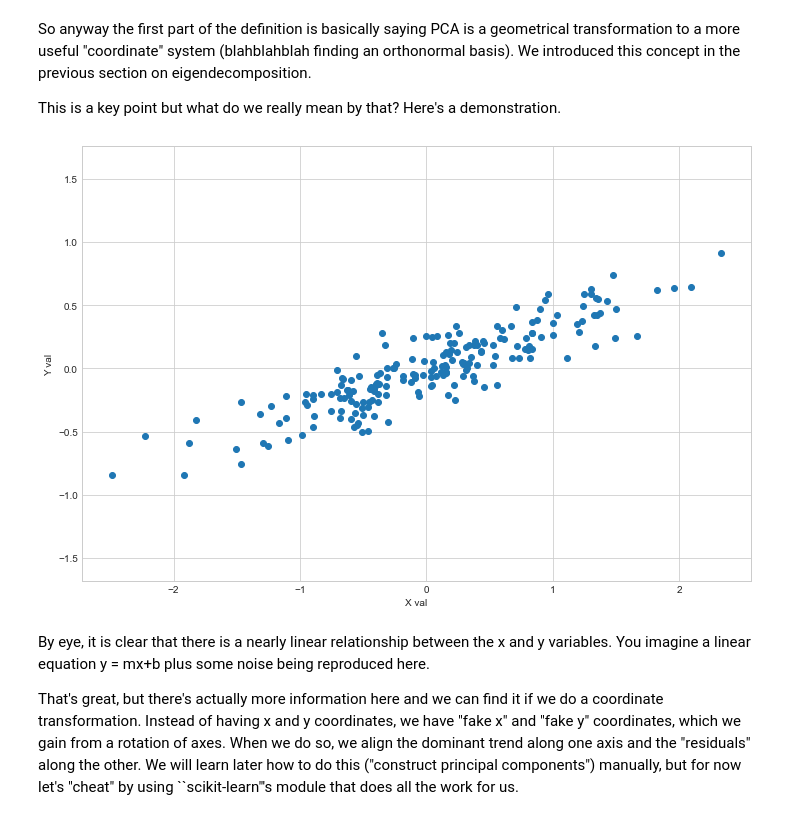
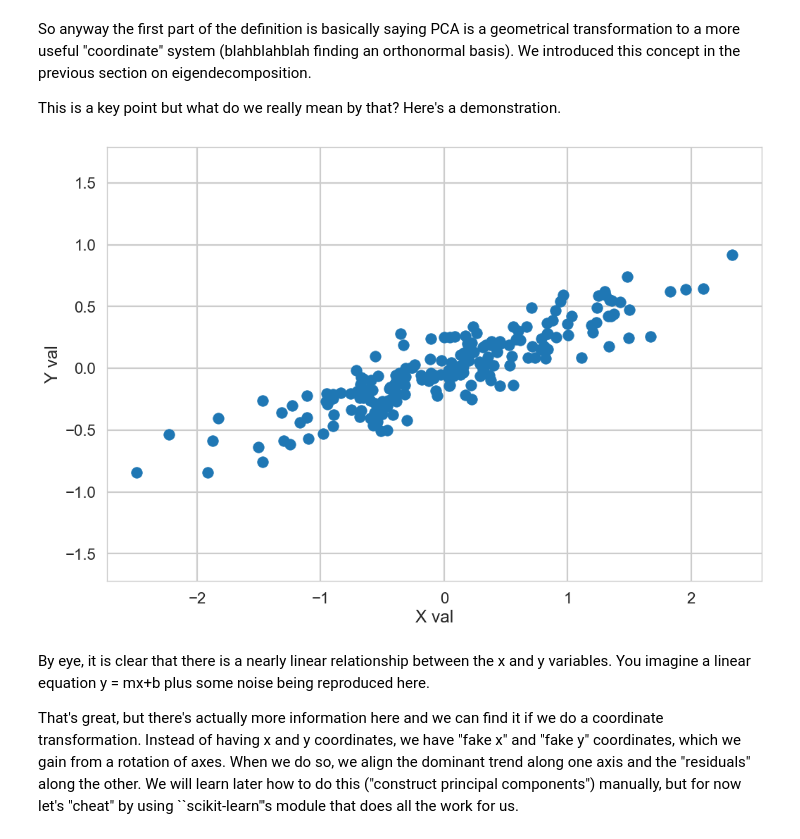
Before and after one commit to thaynecurrie/phys7903_fall2024, a Jupyter notebook: ScientificPythonNotes/NumPy/Python_NumPy_part8.ipynb, the cells around one changed output. Saved outputs shown, nothing was run; the diff lists cells and outputs as text; code cells hidden in the pictures.

```diff
--- a/ScientificPythonNotes/NumPy/Python_NumPy_part8.ipynb
+++ b/ScientificPythonNotes/NumPy/Python_NumPy_part8.ipynb
@@ -27,18 +27,19 @@ This is a key point but what do we really mean by that?   Here's a demonstration
 # %%
 import numpy as np
 import matplotlib.pyplot as plt
 plt.rcParams['figure.figsize'] = [12, 8] #to make the figures larger in Jupyter
-plt.style.use('seaborn-whitegrid')
+#plt.style.use('seaborn-whitegrid')
+plt.style.use('seaborn-v0_8-whitegrid')
 
 rng = np.random.RandomState(1)
 X = np.dot(rng.rand(2, 2), rng.randn(2, 200)).T
 plt.xlabel('X val')
 plt.ylabel('Y val')
 plt.scatter(X[:, 0], X[:, 1])
 plt.axis('equal')
 plt.show()
 # %% [output]
-[figure, old version]
+[figure, new version]
 # %% [markdown]
 By eye, it is clear that there is a nearly linear relationship between the x and y variables.   You imagine a linear equation y = mx+b plus some noise being reproduced here.
 
```
Also changed, not shown: parts of 7 cells of this notebook.
